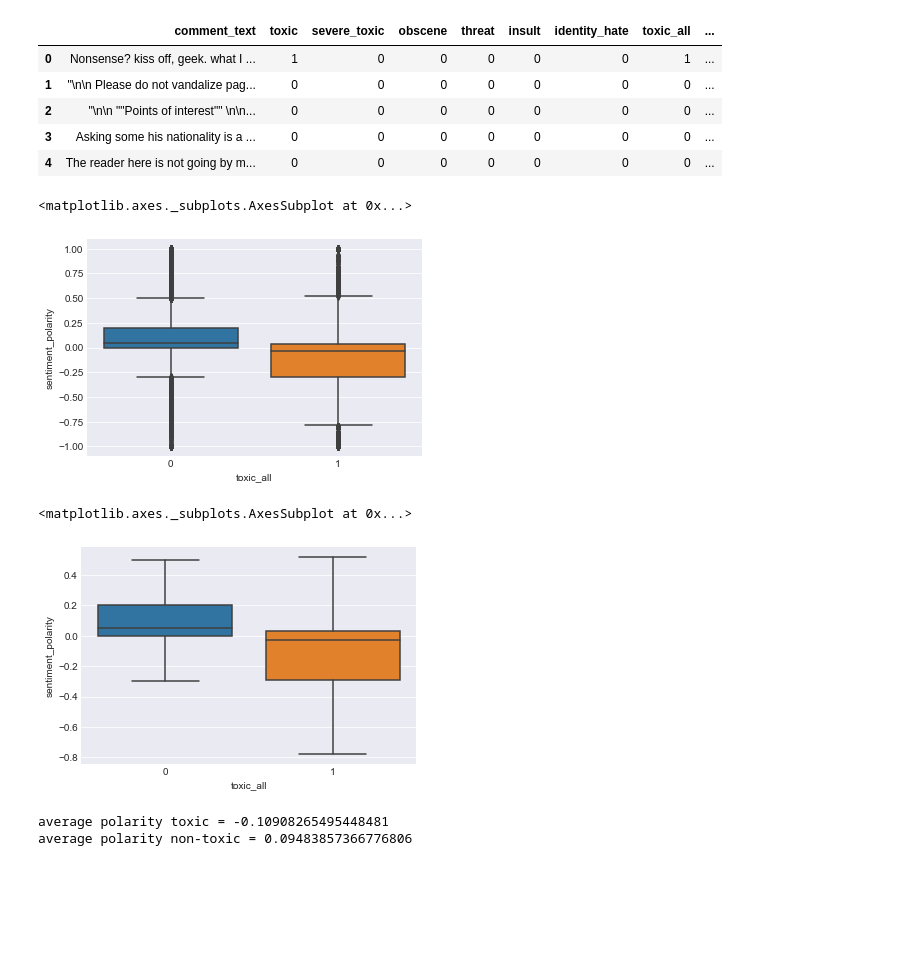
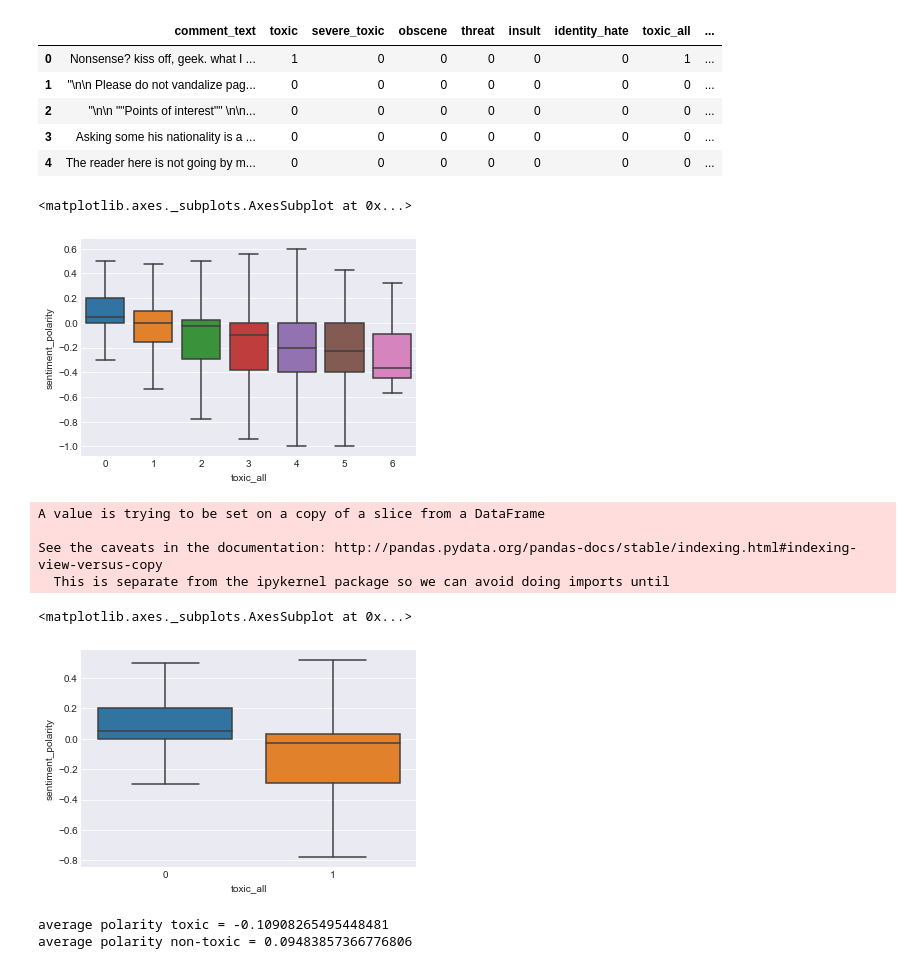
Before and after one commit to bay-area-dataphiles/toxic-comments, a Jupyter notebook: eda/ToxicCommentClassification.ipynb, the cells around one changed output. Drawn from its saved outputs; the diff is of its cells as text; code cells hidden in the pictures; blank space fills up the shorter version.

Commit message:
more boxplots, really starting to like these

```diff
--- a/eda/ToxicCommentClassification.ipynb
+++ b/eda/ToxicCommentClassification.ipynb
@@ -203,20 +199,26 @@ train.head()
 | 2 | "\n\n ""Points of interest"" \n\n... | 0 | 0 | 0 | 0 | 0 | 0 | 0 | ... |
 | 3 | Asking some his nationality is a ... | 0 | 0 | 0 | 0 | 0 | 0 | 0 | ... |
 | 4 | The reader here is not going by m... | 0 | 0 | 0 | 0 | 0 | 0 | 0 | ... |
+# %%
+#sentiment polarity boxplot, the more tags the lower the polarity
+
+train['toxic_all'] = train['toxic'] + train['severe_toxic'] + train['obscene'] + train['threat'] + train['insult'] + train['identity_hate']
+sns.boxplot(x = train['toxic_all'], y = train['sentiment_polarity'], showfliers = False)
+# %% [output]
+<matplotlib.axes._subplots.AxesSubplot at 0x...>
+[figure, added]
 # %%
-#sentiment boxplot
+#without outliers, most toxic comments have negative sentiment polarity
 
-sns.boxplot(x = train['toxic_all'], y = train['sentiment_polarity'])
+train.toxic_all[train['toxic_all'] > 0] = 1
+sns.boxplot(x = train['toxic_all'], y = train['sentiment_polarity'], showfliers = False)
 # %% [output]
-<matplotlib.axes._subplots.AxesSubplot at 0x...>
+A value is trying to be set on a copy of a slice from a DataFrame
+
+See the caveats in the documentation: http://pandas.pydata.org/pandas-docs/stable/indexing.html#indexing-view-versus-copy
+  This is separate from the ipykernel package so we can avoid doing imports until
+<matplotlib.axes._subplots.AxesSubplot at 0x...>
-[figure, old version]
+[figure, new version]
-# %%
-#without outliers, most toxic comments have negative sentiment polarity
-
-sns.boxplot(x = train['toxic_all'], y = train['sentiment_polarity'], showfliers = False)
-# %% [output]
-<matplotlib.axes._subplots.AxesSubplot at 0x...>
-[figure, removed]
 # %%
 print('average polarity toxic = ' + str(np.mean(train.sentiment_polarity[train['toxic_all'] >= 1])))
 print('average polarity non-toxic = ' + str(np.mean(train.sentiment_polarity[train['toxic_all'] == 0])))
```
Also changed, not shown: parts of 8 cells of this notebook.
